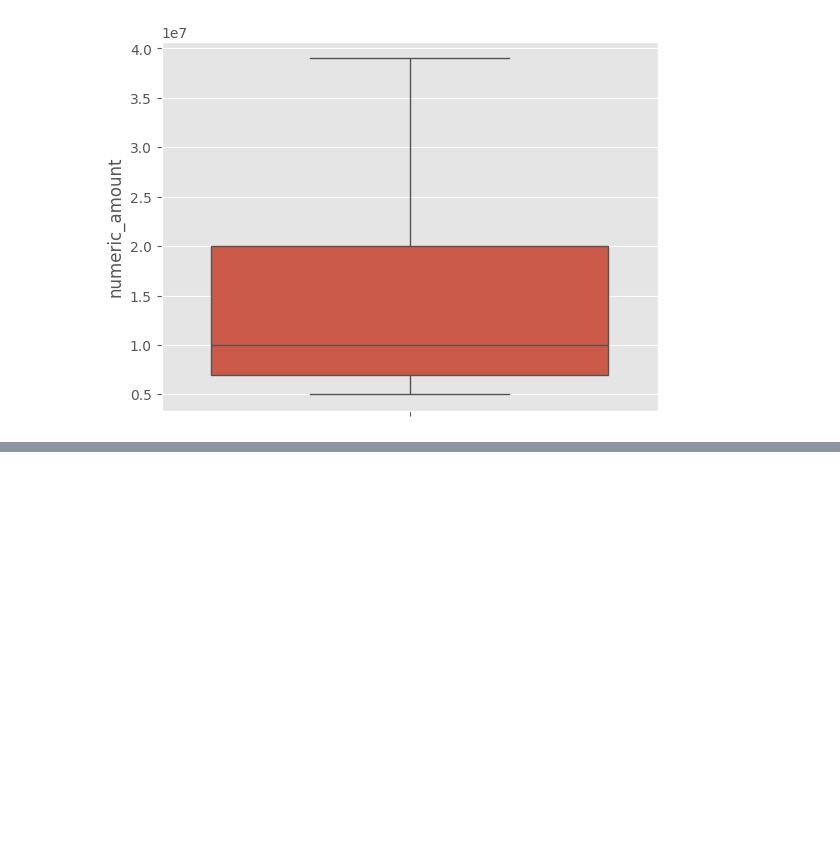
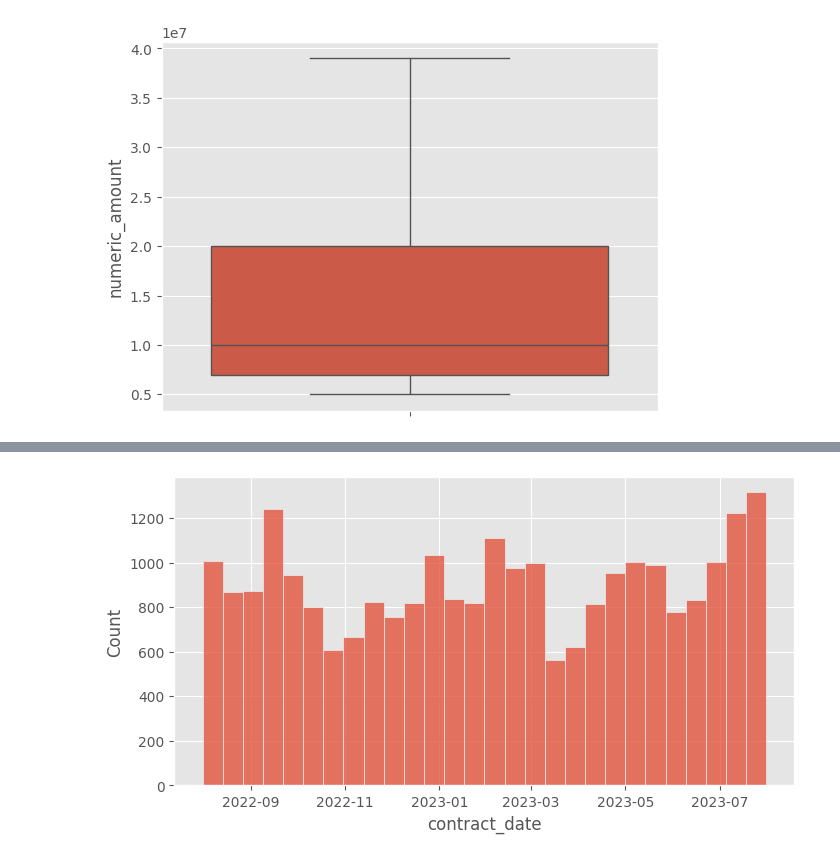
Before and after one commit to g1gasad/EDA, a Jupyter notebook: Civil Tenders EDA/35K EDA.ipynb, the cells around one changed output, grey strips where cells are left out. Cells and saved outputs as stored; diff of their text form; code cells hidden in the pictures; blank space fills up the shorter version.

```diff
--- a/Civil Tenders EDA/35K EDA.ipynb
+++ b/Civil Tenders EDA/35K EDA.ipynb
@@ -143,0 +168,6 @@ pivot_data.head(5)
+# %%
+plt.figure(figsize=(8,4))
+sns.histplot(month_df['contract_date'])
+plt.show()
+# %% [output]
+[figure, added]
```
Also changed, not shown: parts of 19 cells of this notebook, 2 other files.
